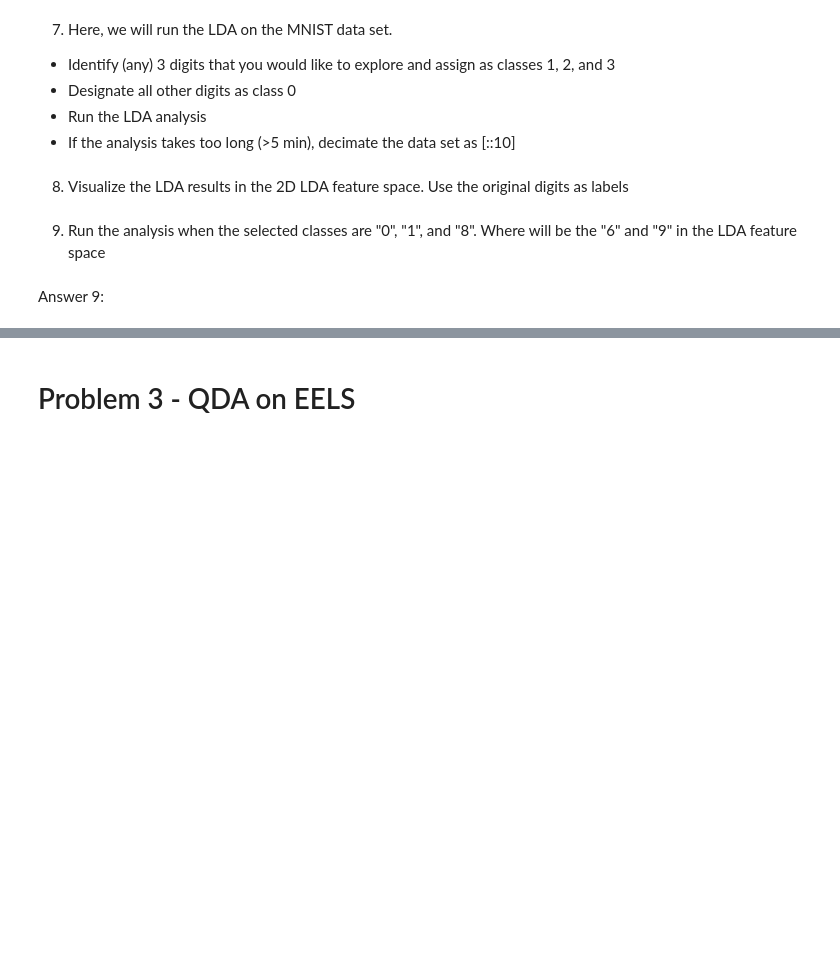
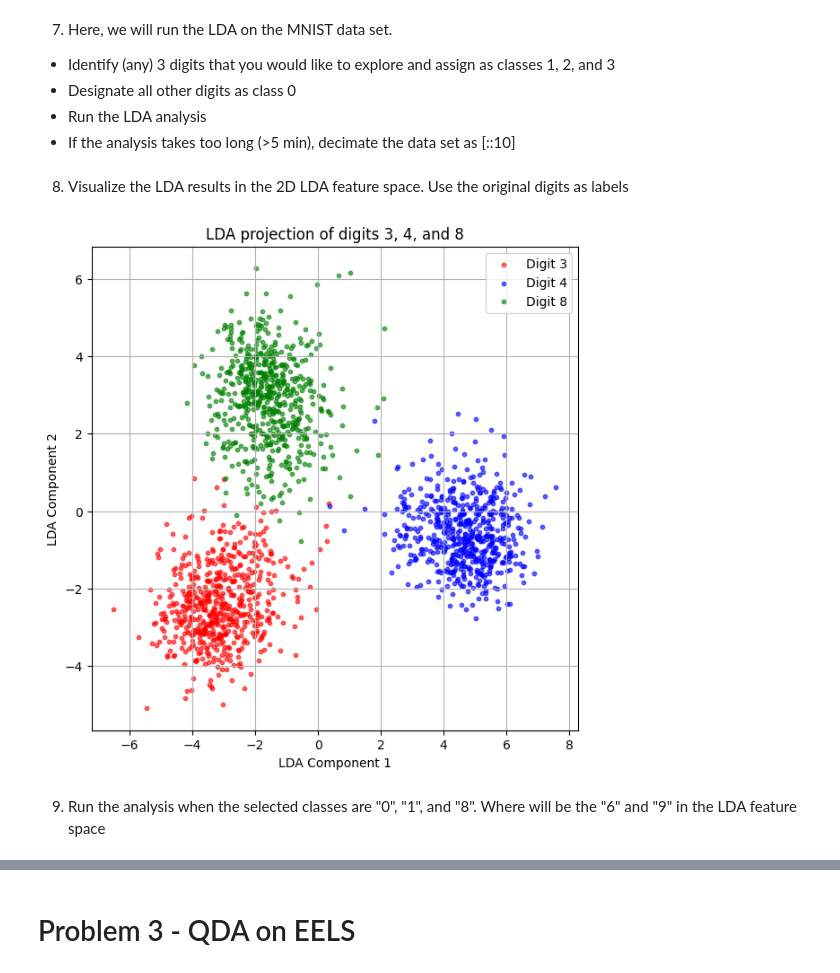
Before and after one commit to smoody-mines/MSE504, a Jupyter notebook: Homework_6.ipynb, the cells around one changed output, grey strips where cells are left out. Saved outputs shown, nothing was run; the diff lists cells and outputs as text; code cells hidden in the pictures; blank space fills up the shorter version.

```diff
--- a/Homework_6.ipynb
+++ b/Homework_6.ipynb
@@ -147,9 +147,50 @@ Answer 5: PCA computes the mean image and the principle components. The model re
 - Designate all other digits as class 0
 - Run the LDA analysis
 - If the analysis takes too long (>5 min), decimate the data set as [::10]
+# %%
+#Linear Discriminant Analysis
+from sklearn.discriminant_analysis import LinearDiscriminantAnalysis as LDA
+
+#flatten images
+X = x_train.reshape(x_train.shape[0], -1)
+y = y_train.copy()
+
+#define classes for the numbers to explore
+class_1, class_2, class_3 = 3, 4, 8
+
+#keep only these three digits
+mask = np.isin(y, [class_1, class_2, class_3])
+X = X[mask]
+y = y[mask]
+
+#decimate sampling
+X = X[::10]
+y = y[::10]
+
+#run LDA
+lda = LDA(n_components=2)
+X_lda = lda.fit_transform(X, y)
+
+#finds directions that maximize class seperation
 # %% [markdown]
 8. Visualize the LDA results in the 2D LDA feature space. Use the original digits as labels
+# %%
+plt.figure(figsize=(7,7))
+colors = {class_1:'red', class_2:'blue', class_3:'green'}
+
+for digit, color in colors.items():
+    plt.scatter(X_lda[y==digit,0], X_lda[y==digit,1],
+                s=10, alpha=0.6, color=color, label=f'Digit {digit}')
+
+plt.xlabel("LDA Component 1")
+plt.ylabel("LDA Component 2")
+plt.title("LDA projection of digits 3, 4, and 8")
+plt.legend()
+plt.grid(True)
+plt.show()
+
+#very good seperation between the 3 digits
+# %% [output]
+[figure, added]
 # %% [markdown]
 9. Run the analysis when the selected classes are "0", "1", and "8". Where will be the "6" and "9" in the LDA feature space
-# %% [markdown]
-Answer 9:
```
Also changed, not shown: parts of 3 cells of this notebook.
